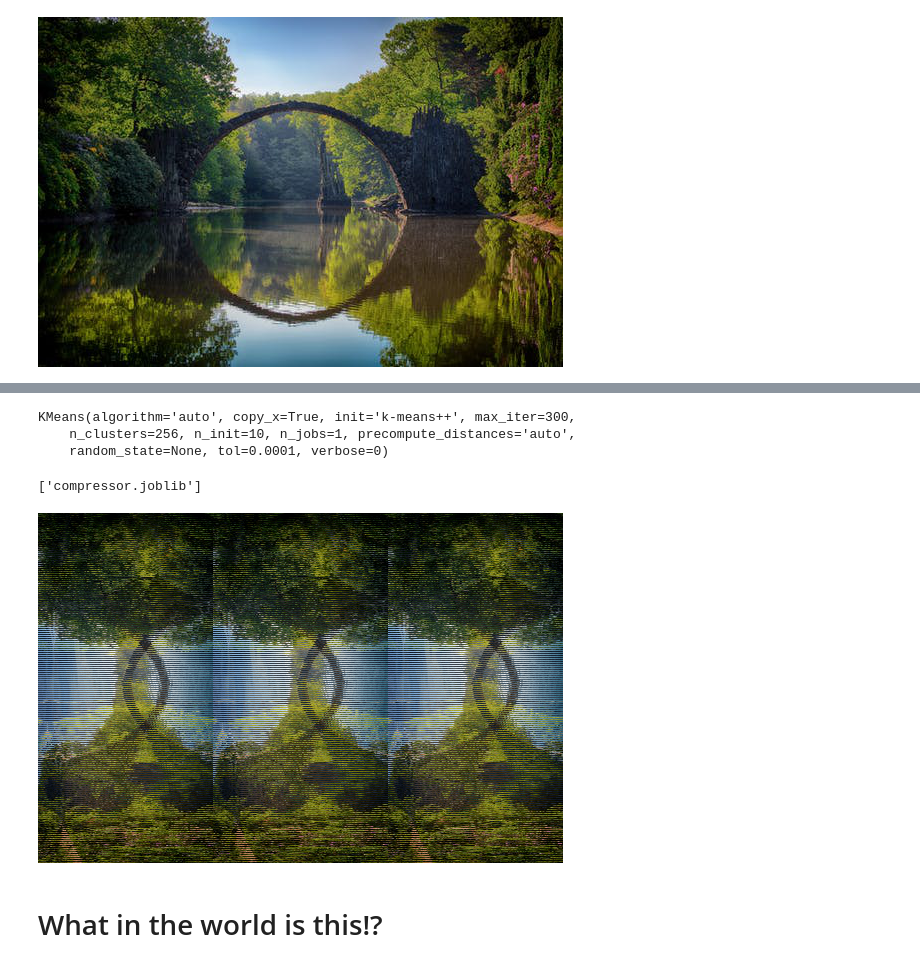
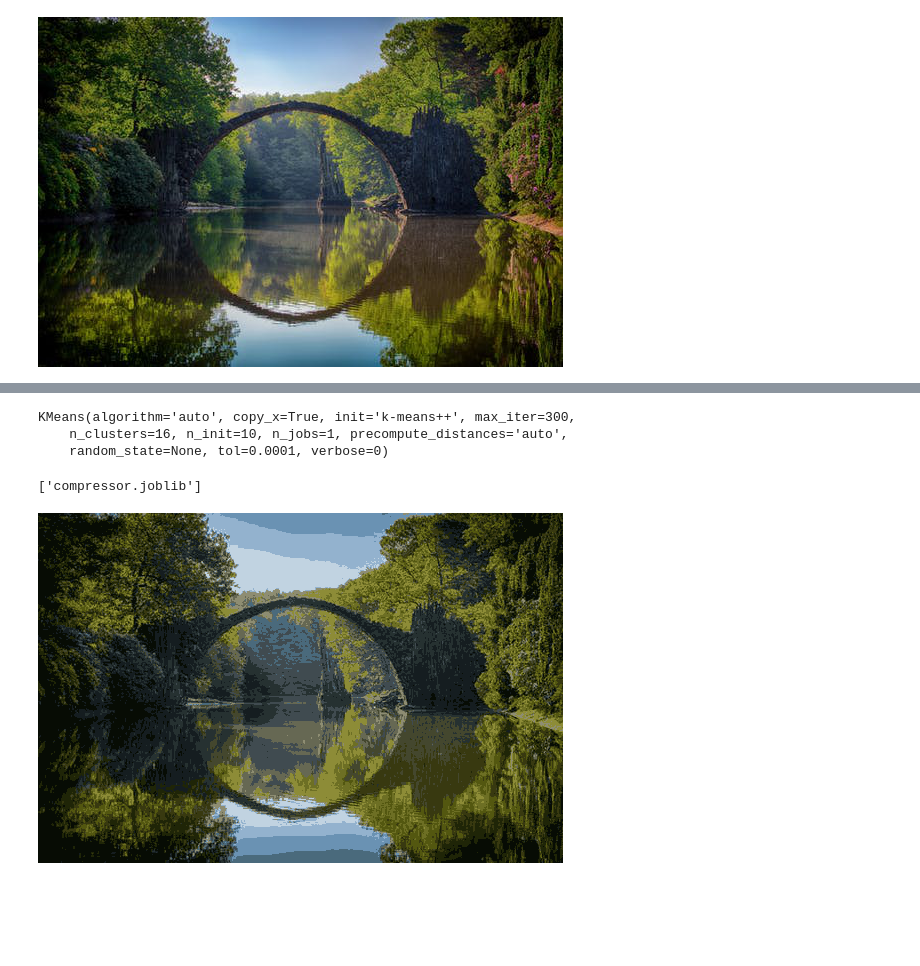
Before and after one commit to stefanjaro/image-compression-with-kmeans, a Jupyter notebook: Image Compression Using K-Means.ipynb, the cells around one changed output, grey strips where cells are left out. Saved outputs shown, nothing was run; the diff lists cells and outputs as text; code cells hidden in the pictures; blank space fills up the shorter version.

Commit message:
refactored and compressed image to 4 bits

```diff
--- a/Image Compression Using K-Means.ipynb
+++ b/Image Compression Using K-Means.ipynb
@@ -19,22 +17,2 @@ rgb_im
 # %% [output]
 [figure]
-# %%
-# get each pixel's RGB value
-width = rgb_im.size[0]
-height = rgb_im.size[1]
-
-# list to store our data
-pixel_data = []
-
-# iterate through each pixel getting its RGB values
-i = 0
-while i < width:
-    j = 0
-    while j < height:
-        pixel_data.append(rgb_im.getpixel((i, j))) # get rgb value of pixel and append to list
-        j += 1 # go to the next row
-    i += 1 # go to the next column
-
-# turn pixel_data into a dataframe (for displaying) and an array (for the clustering algorithm)
-pixel_np = np.array(pixel_data)
-pixel_df = pd.DataFrame(pixel_data, columns=["r", "g", "b"])
@@ -50,0 +19,9 @@ pixel_df.head(5)
+# %%
+# get pixels of the image
+pixel_np = np.asarray(im)
+# reshape array (remove rows and columns)
+image_height = im.height
+image_width = im.width
+pixel_np = np.reshape(pixel_np, (height * width, 3))
+# display as df
+pd.DataFrame(pixel_np, columns=["r", "g", "b"]).head()
@@ -51,6 +35,6 @@ pixel_df.head(5)
 # %%
 # run k-means clustering on the pixel data
-num_of_centroids = 256 # an 8-bit image is represented by 2^8 colours
+num_of_centroids = 16 # a 4-bit image is represented by 2^4 colours
 num_of_runs = 10 # number of times to run the k-means algorithm before determining the best centroids
 max_iterations = 300 # number of iterations before k-means comes to an end for a single run
 verbosity = 0 # show what's going on when the algorithm is running
@@ -61,7 +45,7 @@ compressor = KMeans(n_clusters=num_of_centroids, n_init=num_of_runs, max_iter=ma
 compressor.fit(pixel_np)
 # %% [output]
 KMeans(algorithm='auto', copy_x=True, init='k-means++', max_iter=300,
-    n_clusters=256, n_init=10, n_jobs=1, precompute_distances='auto',
+    n_clusters=16, n_init=10, n_jobs=1, precompute_distances='auto',
     random_state=None, tol=0.0001, verbose=0)
 # %%
 # save the fitted model
@@ -72,12 +56,14 @@ dump(compressor, "compressor.joblib")
 # create an array replacing each pixel label with its corresponding cluster centroid
 pixel_centroid = np.array([list(compressor.cluster_centers_[label]) for label in compressor.labels_])
 # %%
+# convert the array to an unsigned integer type
+pixel_centroid = pixel_centroid.astype("uint8")
 # reshape this array according to the height and width of our image
-pixel_centroids_reshaped = np.reshape(pixel_centroid, (350, 525, 3))
+pixel_centroids_reshaped = np.reshape(pixel_centroid, (350, 525, 3), "C")
 # %%
-# display the compressed image
-Image.fromarray(pixel_centroids_reshaped.astype("uint8"))
+# create the compressed image
+compressed_im = Image.fromarray(pixel_centroids_reshaped)
+# display compressed image
+compressed_im
 # %% [output]
-[figure, old version]
+[figure, new version]
-# %% [markdown]
-# What in the world is this!?
```
Also changed, not shown: parts of 3 cells of this notebook, 2 other files.
